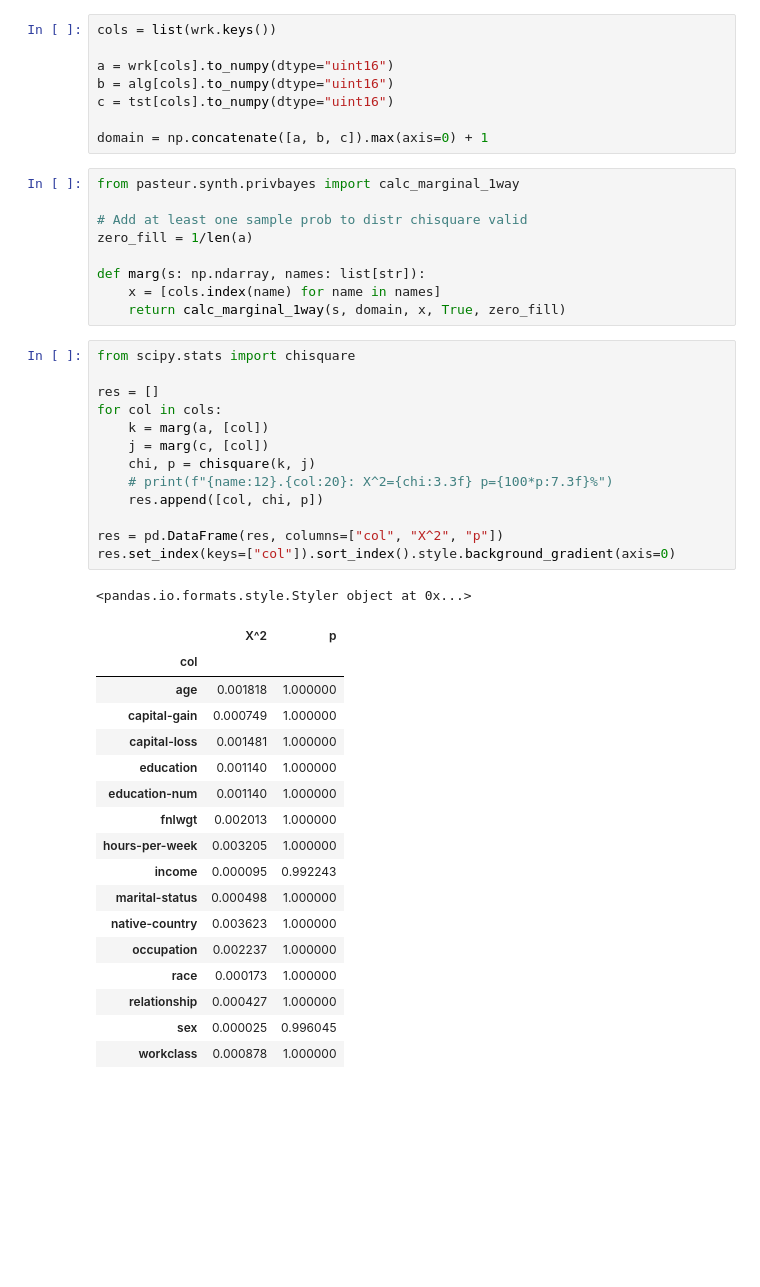
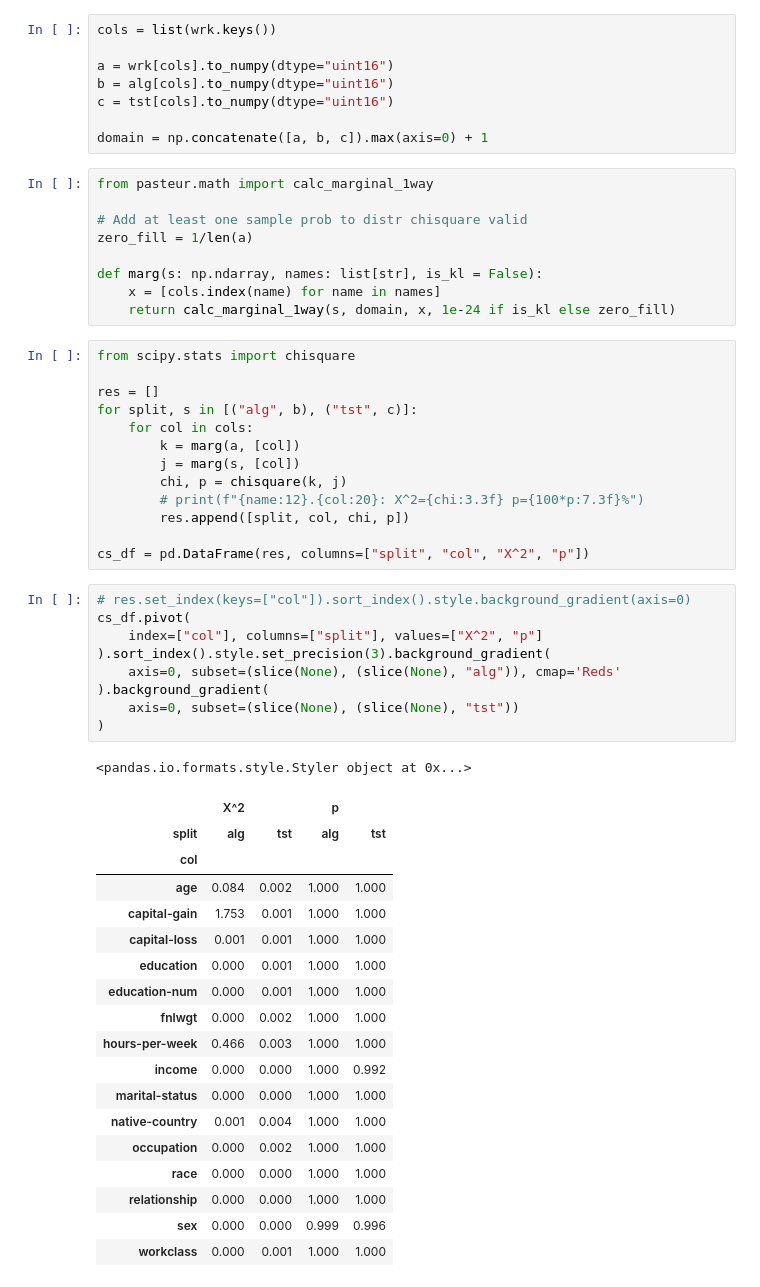
Before and after one commit to pasteur-dev/pasteur, a Jupyter notebook: notebooks/test_distr.ipynb, the cells around one changed output. Cells and saved outputs as stored; diff of their text form; blank space fills up the shorter version.

```diff
--- a/notebooks/test_distr.ipynb
+++ b/notebooks/test_distr.ipynb
@@ -41,43 +41,53 @@ c = tst[cols].to_numpy(dtype="uint16")
 
 domain = np.concatenate([a, b, c]).max(axis=0) + 1
 # %%
-from pasteur.synth.privbayes import calc_marginal_1way
+from pasteur.math import calc_marginal_1way
 
 # Add at least one sample prob to distr chisquare valid
 zero_fill = 1/len(a)
 
-def marg(s: np.ndarray, names: list[str]):
+def marg(s: np.ndarray, names: list[str], is_kl = False):
     x = [cols.index(name) for name in names]
-    return calc_marginal_1way(s, domain, x, True, zero_fill)
+    return calc_marginal_1way(s, domain, x, 1e-24 if is_kl else zero_fill)
 # %%
 from scipy.stats import chisquare
 
 res = []
-for col in cols:
-    k = marg(a, [col])
-    j = marg(c, [col])
-    chi, p = chisquare(k, j)
-    # print(f"{name:12}.{col:20}: X^2={chi:3.3f} p={100*p:7.3f}%")
-    res.append([col, chi, p])
+for split, s in [("alg", b), ("tst", c)]:
+    for col in cols:
+        k = marg(a, [col])
+        j = marg(s, [col])
+        chi, p = chisquare(k, j)
+        # print(f"{name:12}.{col:20}: X^2={chi:3.3f} p={100*p:7.3f}%")
+        res.append([split, col, chi, p])
 
-res = pd.DataFrame(res, columns=["col", "X^2", "p"])
-res.set_index(keys=["col"]).sort_index().style.background_gradient(axis=0)
+cs_df = pd.DataFrame(res, columns=["split", "col", "X^2", "p"])
-# %% [output]
-<pandas.io.formats.style.Styler object at 0x...>
-|  | X^2 | p |
-| col |  |  |
-| age | 0.001818 | 1.000000 |
-| capital-gain | 0.000749 | 1.000000 |
-| capital-loss | 0.001481 | 1.000000 |
-| education | 0.001140 | 1.000000 |
-| education-num | 0.001140 | 1.000000 |
-| fnlwgt | 0.002013 | 1.000000 |
-| hours-per-week | 0.003205 | 1.000000 |
-| income | 0.000095 | 0.992243 |
-| marital-status | 0.000498 | 1.000000 |
-| native-country | 0.003623 | 1.000000 |
-| occupation | 0.002237 | 1.000000 |
-| race | 0.000173 | 1.000000 |
-| relationship | 0.000427 | 1.000000 |
-| sex | 0.000025 | 0.996045 |
-| workclass | 0.000878 | 1.000000 |
+# %%
+# res.set_index(keys=["col"]).sort_index().style.background_gradient(axis=0)
+cs_df.pivot(
+    index=["col"], columns=["split"], values=["X^2", "p"]
+).sort_index().style.set_precision(3).background_gradient(
+    axis=0, subset=(slice(None), (slice(None), "alg")), cmap='Reds'
+).background_gradient(
+    axis=0, subset=(slice(None), (slice(None), "tst"))
+)
+# %% [output]
+<pandas.io.formats.style.Styler object at 0x...>
+|  | X^2 |  | p |  |
+| split | alg | tst | alg | tst |
+| col |  |  |  |  |
+| age | 0.084 | 0.002 | 1.000 | 1.000 |
+| capital-gain | 1.753 | 0.001 | 1.000 | 1.000 |
+| capital-loss | 0.001 | 0.001 | 1.000 | 1.000 |
+| education | 0.000 | 0.001 | 1.000 | 1.000 |
+| education-num | 0.000 | 0.001 | 1.000 | 1.000 |
+| fnlwgt | 0.000 | 0.002 | 1.000 | 1.000 |
+| hours-per-week | 0.466 | 0.003 | 1.000 | 1.000 |
+| income | 0.000 | 0.000 | 1.000 | 0.992 |
+| marital-status | 0.000 | 0.000 | 1.000 | 1.000 |
+| native-country | 0.001 | 0.004 | 1.000 | 1.000 |
+| occupation | 0.000 | 0.002 | 1.000 | 1.000 |
+| race | 0.000 | 0.000 | 1.000 | 1.000 |
+| relationship | 0.000 | 0.000 | 1.000 | 1.000 |
+| sex | 0.000 | 0.000 | 0.999 | 0.996 |
+| workclass | 0.000 | 0.001 | 1.000 | 1.000 |
```
Also changed, not shown: parts of 8 cells of this notebook, 2 other files.
